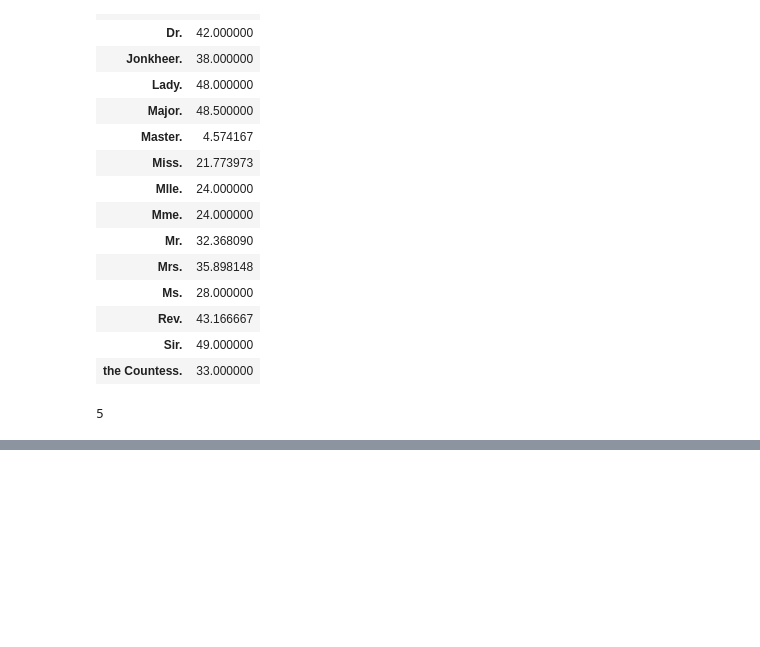
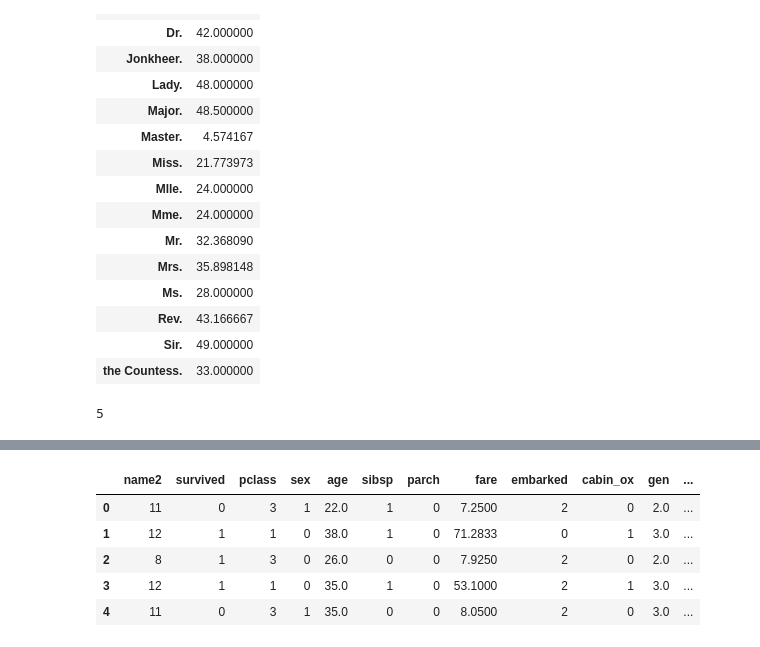
Before and after one commit to Kwonym0814/AIotDataAnalysis, a Jupyter notebook: workspace_python/basic/lec06타이타닉.ipynb, the cells around one changed output, grey strips where cells are left out. Cells and saved outputs as stored; diff of their text form; code cells hidden in the pictures; blank space fills up the shorter version.

```diff
--- a/workspace_python/basic/lec06타이타닉.ipynb
+++ b/workspace_python/basic/lec06타이타닉.ipynb
@@ -708,0 +1135,9 @@ print(10) if grade == 'a' else print(5) if grade == 'b' else print(0)
+# %%
+train1.head()
+# %% [output]
+|  | name2 | survived | pclass | sex | age | sibsp | parch | fare | embarked | cabin_ox | gen | ... |
+| 0 | 11 | 0 | 3 | 1 | 22.0 | 1 | 0 | 7.2500 | 2 | 0 | 2.0 | ... |
+| 1 | 12 | 1 | 1 | 0 | 38.0 | 1 | 0 | 71.2833 | 0 | 1 | 3.0 | ... |
+| 2 | 8 | 1 | 3 | 0 | 26.0 | 0 | 0 | 7.9250 | 2 | 0 | 2.0 | ... |
+| 3 | 12 | 1 | 1 | 0 | 35.0 | 1 | 0 | 53.1000 | 2 | 1 | 3.0 | ... |
+| 4 | 11 | 0 | 3 | 1 | 35.0 | 0 | 0 | 8.0500 | 2 | 0 | 3.0 | ... |
```
Also changed, not shown: parts of 60 cells of this notebook, 1 other file.
